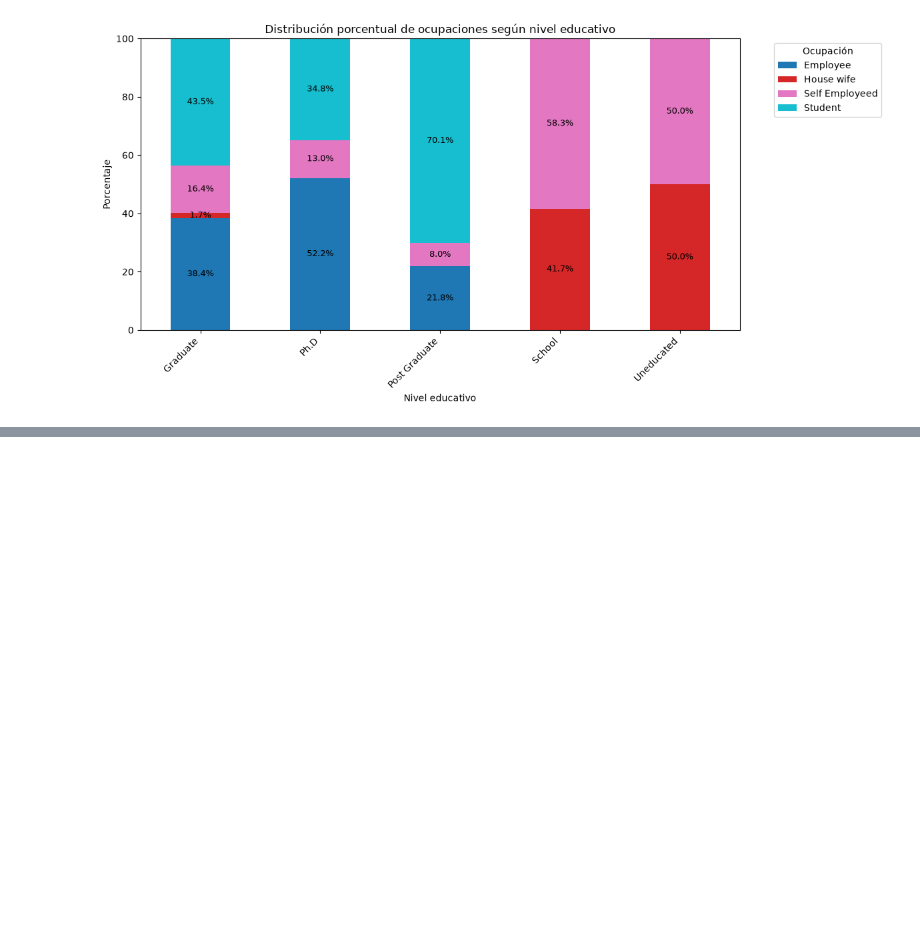
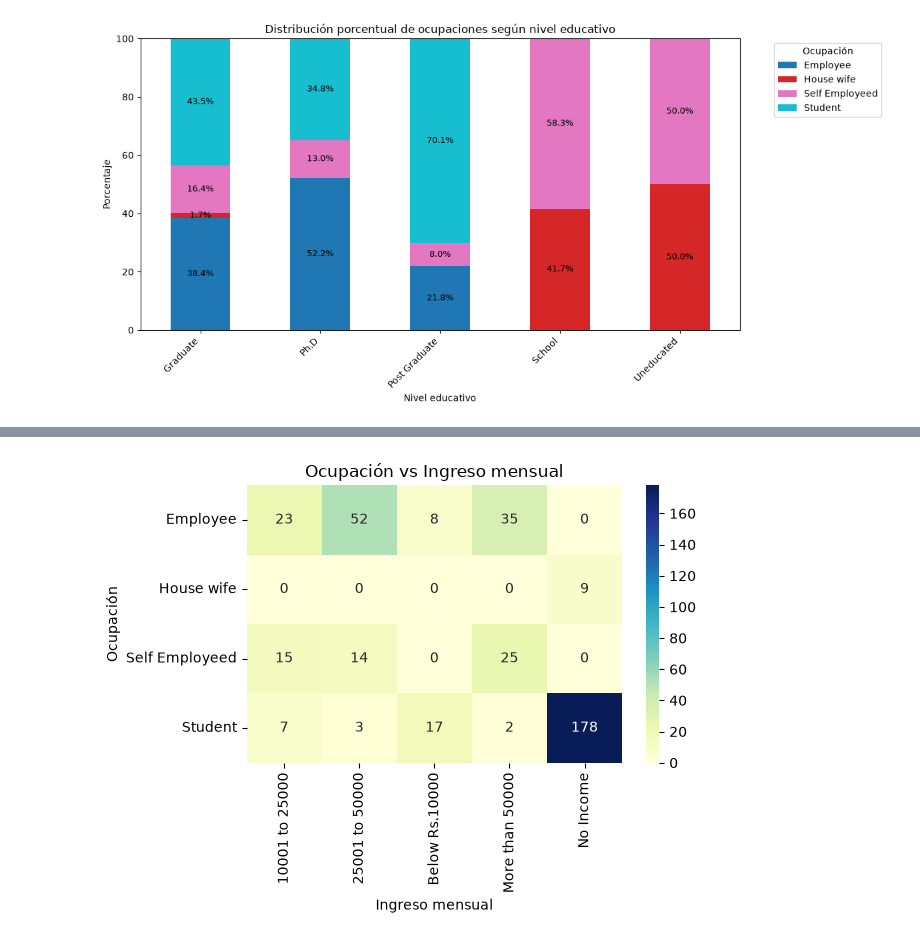
Before and after one commit to rh100560/AI_DA_Chein, a Jupyter notebook: notebooks/education_occupation.ipynb, the cells around one changed output, grey strips where cells are left out. Cells and saved outputs as stored; diff of their text form; code cells hidden in the pictures; blank space fills up the shorter version.

```diff
--- a/notebooks/education_occupation.ipynb
+++ b/notebooks/education_occupation.ipynb
@@ -184,0 +241,10 @@ plt.show()
+# %%
+tabla = pd.crosstab(df["Occupation"], df["Monthly Income"])
+sns.heatmap(tabla, annot=True, fmt="d", cmap="YlGnBu")
+plt.title("Ocupación vs Ingreso mensual")
+plt.xlabel("Ingreso mensual")
+plt.ylabel("Ocupación")
+plt.tight_layout()
+plt.show()
+# %% [output]
+[figure, added]
```
Also changed, not shown: parts of 4 cells of this notebook, 1 other file.
